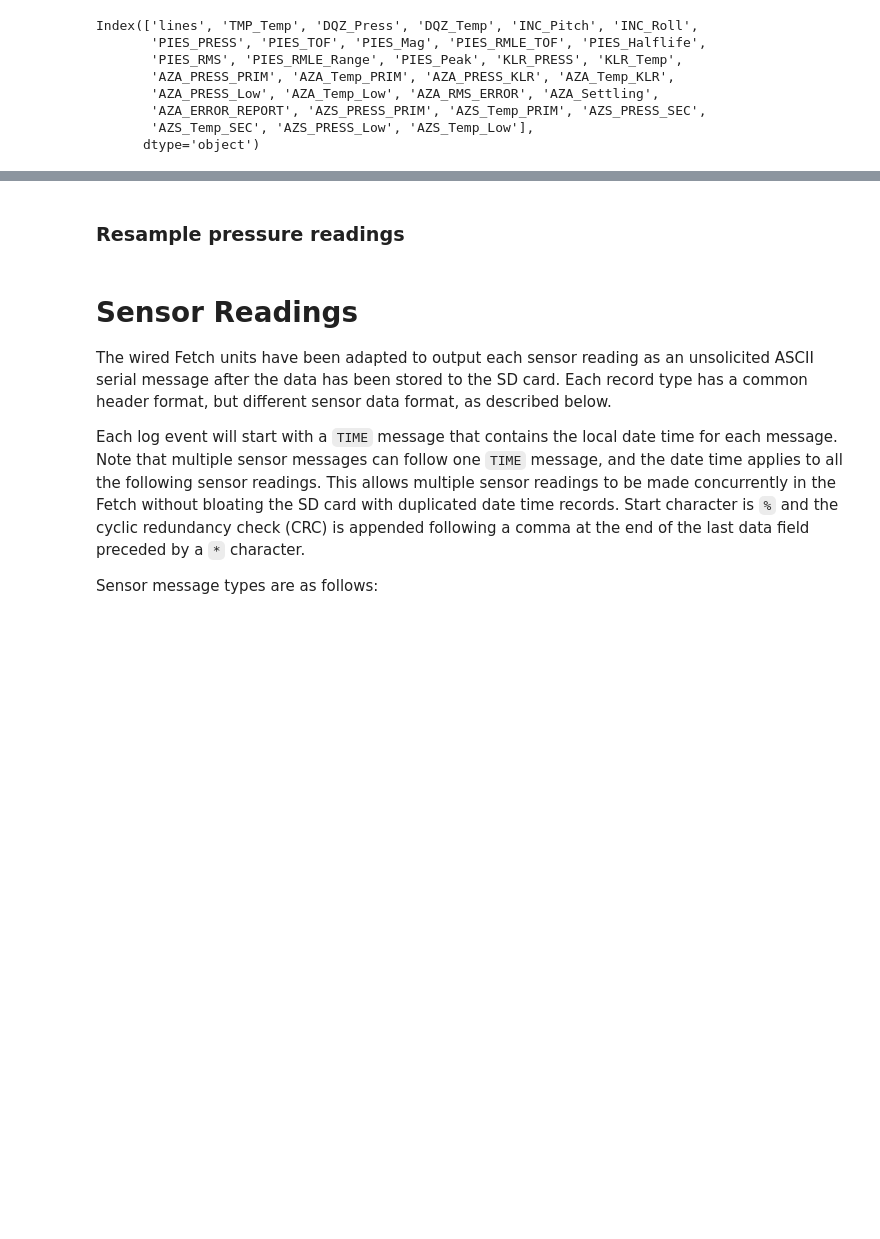
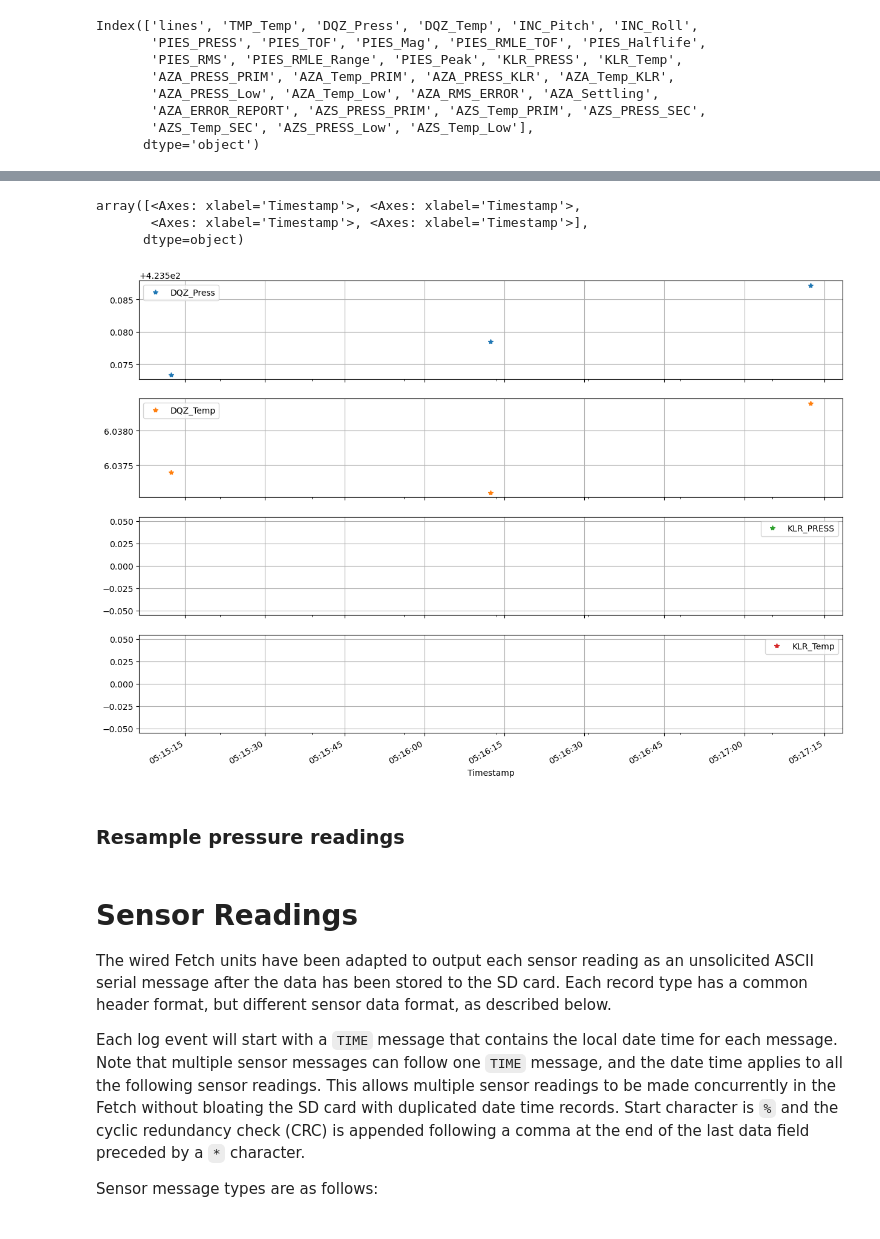
Before and after one commit to aschlesin/ONC_Pressure_Data_Access, a Jupyter notebook: BarkleyCanyon_Cabled/SonardyneFetch.ipynb, the cells around one changed output, grey strips where cells are left out. Cells and saved outputs as stored; diff of their text form; code cells hidden in the pictures; blank space fills up the shorter version.

```diff
--- a/BarkleyCanyon_Cabled/SonardyneFetch.ipynb
+++ b/BarkleyCanyon_Cabled/SonardyneFetch.ipynb
@@ -45,7 +41,7 @@ df = fetcher.parseData()
 #df.to_parquet('/Users/schlesin/Library/CloudStorage/GoogleDrive-schlesin@oceannetworks.ca/My Drive/ONC Projects/Activefolder_Mac/Instrument Informations/SonardyneFetches/Barkley_AZA/SonardyneAZA_2021_2023.parquet')
 # %%
 # read in parquet
-df= pd.read_parquet('/Users/schlesin/Library/CloudStorage/GoogleDrive-schlesin@oceannetworks.ca/My Drive/ONC Projects/Activefolder_Mac/Instrument Informations/SonardyneFetches/Barkley_AZA/SonardyneAZA_2021_2023.parquet')
+#df= pd.read_parquet('/Users/schlesin/Library/CloudStorage/GoogleDrive-schlesin@oceannetworks.ca/My Drive/ONC Projects/Activefolder_Mac/Instrument Informations/SonardyneFetches/Barkley_AZA/SonardyneAZA_2021_2023.parquet')
 # %%
 df.keys()
 # %% [output]
@@ -60,3 +74,11 @@ Index(['lines', 'TMP_Temp', 'DQZ_Press', 'DQZ_Temp', 'INC_Pitch', 'INC_Roll',
+# %%
+df = df[['DQZ_Press','DQZ_Temp','KLR_PRESS','KLR_Temp']]
+df.plot(subplots=True,sharex=True, marker='*',linewidth=0,figsize=[15,11],grid=True)
+# %% [output]
+array([<Axes: xlabel='Timestamp'>, <Axes: xlabel='Timestamp'>,
+       <Axes: xlabel='Timestamp'>, <Axes: xlabel='Timestamp'>],
+      dtype=object)
+[figure, added]
 # %% [markdown]
 ### Resample pressure readings
 # %%
```
Also changed, not shown: parts of 4 cells of this notebook, 2 other files.
